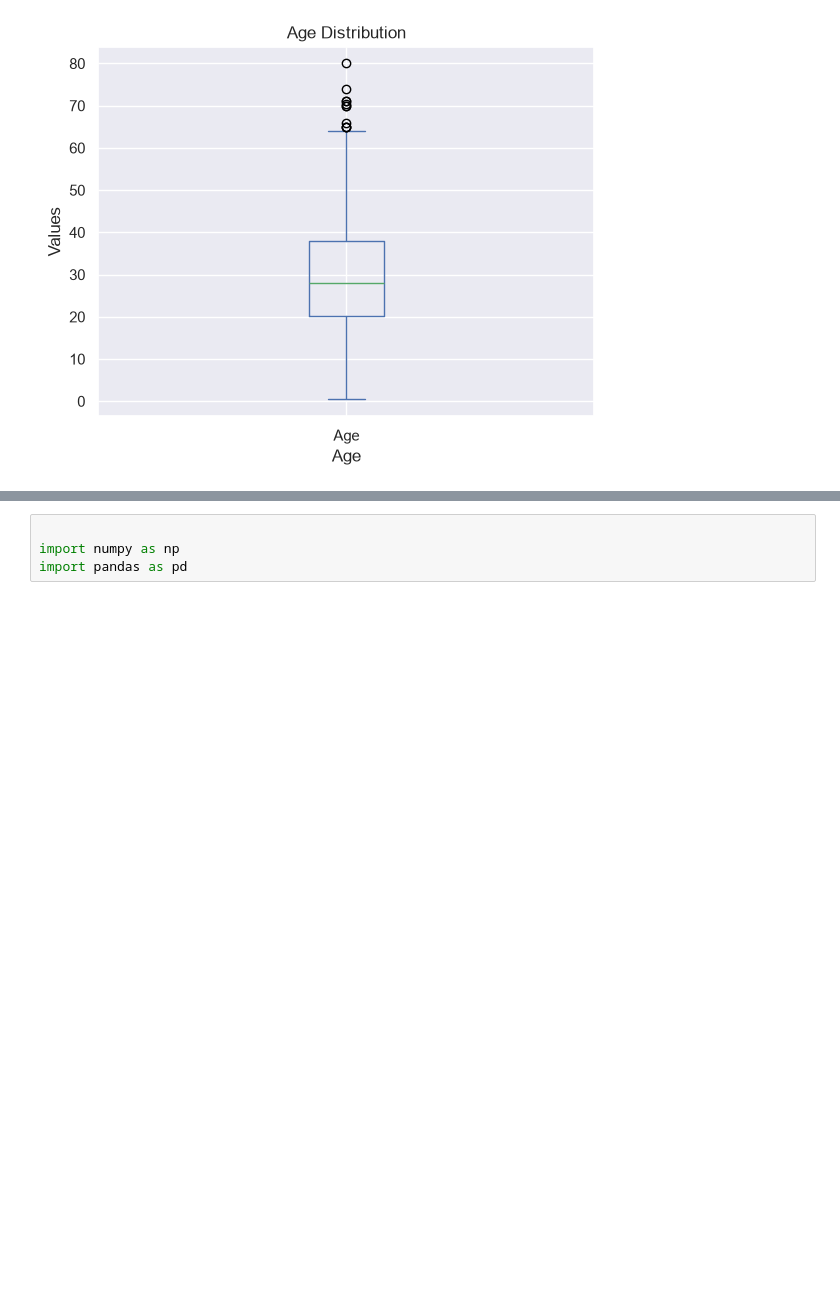
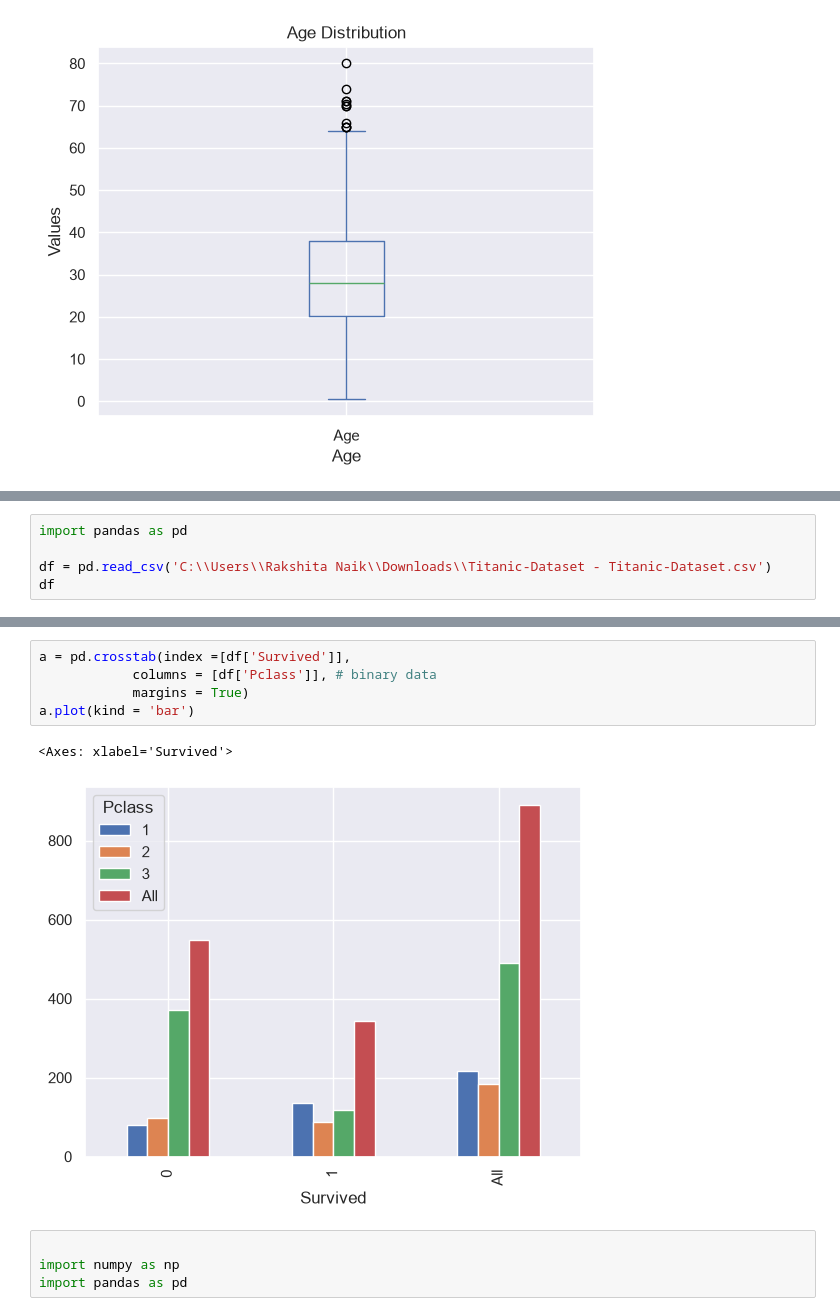
Before and after one commit to rakshitanaik2006/Pythonprogramming, a Jupyter notebook: demo.ipynb, the cells around one changed output, grey strips where cells are left out. Saved outputs shown, nothing was run; the diff lists cells and outputs as text; blank space fills up the shorter version.

```diff
--- a/demo.ipynb
+++ b/demo.ipynb
@@ -470,0 +467,5 @@ southhampton_data.to_csv('southhampton_data.csv')
+# %%
+import pandas as pd
+
+df = pd.read_csv('C:\\Users\\Rakshita Naik\\Downloads\\Titanic-Dataset - Titanic-Dataset.csv')
+df
@@ -471,3 +560,11 @@ southhampton_data.to_csv('southhampton_data.csv')
+# %%
+a = pd.crosstab(index =[df['Survived']],
+            columns = [df['Pclass']], # binary data
+            margins = True)
+a.plot(kind = 'bar')
+# %% [output]
+<Axes: xlabel='Survived'>
+[figure, added]
 # %%
 
 import numpy as np
```
Also changed, not shown: parts of 24 cells of this notebook, 5 other files.
